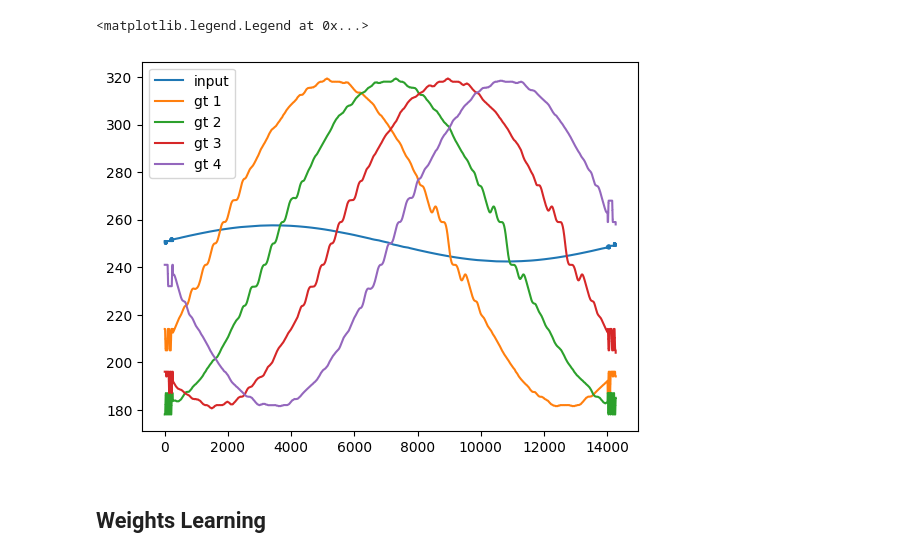
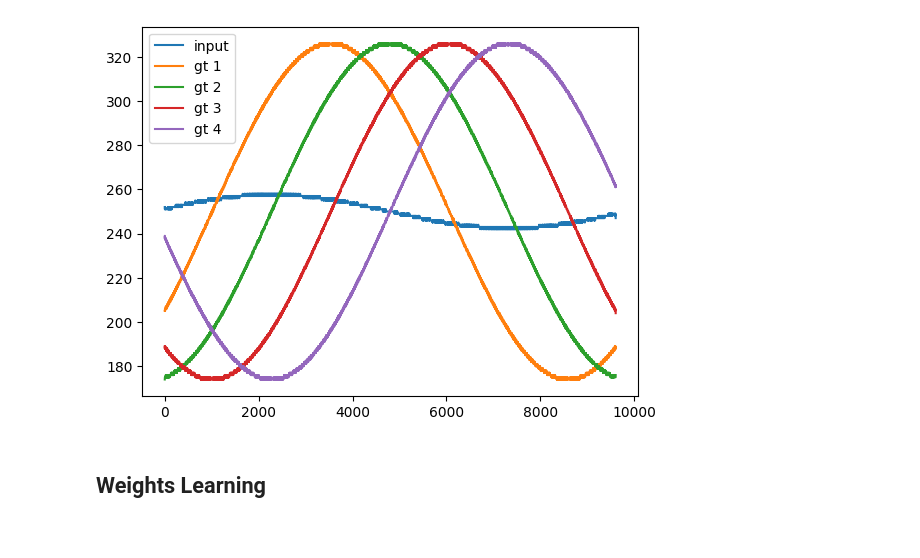
Before and after one commit to yakir4123/SNN-SCTN, a Jupyter notebook: notebooks/supervised_stdp_resonator.ipynb, the cells around one changed output. Cells and saved outputs as stored; diff of their text form; code cells hidden in the pictures.

```diff
--- a/notebooks/supervised_stdp_resonator.ipynb
+++ b/notebooks/supervised_stdp_resonator.ipynb
@@ -8,7 +8,7 @@ from snn.spiking_network import SpikingNetwork
 from snn.spiking_neuron import create_SCTN, IDENTITY
 
 
-def neuron_output(neuron, signal_freq, shift_degrees=0, phase_number=2):
+def neuron_output(neuron, signal_freq, shift_degrees=0, phase_number=20):
     y_events = neuron.out_spikes()
     samples_per_cycle =  clk_freq / signal_freq
     samples_per_degree = samples_per_cycle/360
@@ -19,7 +19,7 @@ def neuron_output(neuron, signal_freq, shift_degrees=0, phase_number=2):
     ]
     if len(y_events) == 0:
         return y_events
-    y_events -= int(((phase_number-1)/signal_freq) * clk_freq + shift_samples)
+    # y_events -= int(((phase_number-1)/signal_freq) * clk_freq + shift_samples)
     return y_events
 
 def events_to_spikes(events, run_window=0, spikes_arr_size=-1):
@@ -36,7 +36,7 @@ def events_to_spikes(events, run_window=0, spikes_arr_size=-1):
     return y_spikes_rollsum
 
 def amplify_spikes(base_spikes, spikes_window, base_min, base_max, amplify):
-    base_spikes = events_to_spikes(base_spikes-resonator_input[0], spikes_arr_size=int(clk_freq/freq0))
+    base_spikes = events_to_spikes(base_spikes-resonator_input[0], spikes_arr_size=int(clk_freq/freq0)+1)
     result = np.zeros_like(base_spikes)
     result[np.arange(len(base_spikes)) % 2 == 1] = 1
     dc = (base_max + base_min)/2
@@ -65,8 +65,8 @@ def smooth(arr, size):
     return res
 
 clk_freq = 1536000
-duration = .25
-freq0 = 104
+freq0 = 152
+duration = 22 / freq0
 
 x = np.linspace(0, duration, int(duration * clk_freq))
 t = x * 2 * np.pi * freq0
@@ -74,49 +74,45 @@ sine_wave = np.sin(t)
 # %%
 %matplotlib inline
 
 spikes_window = 500
 resonator = SpikingNetwork(clk_freq)
 resonator.add_amplitude(1000)
 
 # Encode to pdm
 neuron = create_SCTN()
 neuron.activation_function = IDENTITY
 resonator.add_layer(SCTNLayer([neuron]))
 
 wave_length = int(clk_freq/freq0)
-resonator.input_full_data(sine_wave[:19*wave_length])
 resonator.log_out_spikes(-1)
-resonator.forget_logs()
-
-gt_rand_gauss_var = resonator.neurons[0].rand_gauss_var
-gt_membrane_potential = resonator.neurons[0].membrane_potential
-resonator.input_full_data(sine_wave[:2*wave_length])
+resonator.input_full_data(sine_wave)
 
 resonator_input = neuron_output(resonator.neurons[0], freq0, shift_degrees=0)
-rresonator_input = events_to_spikes(resonator_input-resonator_input[0], run_window=16, spikes_arr_size=int(clk_freq/freq0))
+rresonator_input = events_to_spikes(resonator_input-resonator_input[0], run_window=spikes_window, spikes_arr_size=int(clk_freq/freq0)+1)
 
-gt1 = neuron_output(resonator.neurons[0], freq0, shift_degrees=-45)
-gt1 = amplify_spikes(gt1, 16, rresonator_input.min(), rresonator_input.max(), 10)
+ground_truth = []
+for phase_shift in [45, 90, 135, 180]:
+    phase_shift /= 360
+    resonator.input_full_data(sine_wave[int((1-phase_shift)*wave_length):int((20-phase_shift)*wave_length)])
+    resonator.log_out_spikes(-1)
+    resonator.forget_logs()
 
-gt2 = neuron_output(resonator.neurons[0], freq0, shift_degrees=-90)
-gt2 = amplify_spikes(gt2, 16, rresonator_input.min(), rresonator_input.max(), 10)
+    resonator.input_full_data(10*sine_wave[int((1-phase_shift)*wave_length):])
+    ground_truth.append(neuron_output(resonator.neurons[0], freq0))
 
-gt3 = neuron_output(resonator.neurons[0], freq0, shift_degrees=-135)
-gt3 = amplify_spikes(gt3, 16, rresonator_input.min(), rresonator_input.max(), 10)
-
-gt4 = neuron_output(resonator.neurons[0], freq0, shift_degrees=-180)
-gt4 = amplify_spikes(gt4, 16, rresonator_input.min(), rresonator_input.max(), 10)
-
-ground_truth = [gt1, gt2, gt3, gt4]
+gt1 = ground_truth[0]
+gt2 = ground_truth[1]
+gt3 = ground_truth[2]
+gt4 = ground_truth[3]
 rolling_gt = []
-plt.plot(smooth(events_to_spikes(resonator_input-resonator_input[0], run_window=spikes_window, spikes_arr_size=int(clk_freq/freq0)), 256), label=f'input')
+plt.plot(rresonator_input, label=f'input')
 for i, gt in enumerate(ground_truth):
-    rolling_gt.append(smooth(events_to_spikes(gt-resonator_input[0], run_window=spikes_window, spikes_arr_size=int(clk_freq/freq0)), 256))
+    rolling_gt.append(events_to_spikes(gt-resonator_input[0], run_window=spikes_window, spikes_arr_size=int(clk_freq/freq0)+1))
     plt.plot(rolling_gt[i], label=f'gt {i+1}')
 plt.legend()
+plt.show()
 # %% [output]
-<matplotlib.legend.Legend at 0x...>
-[figure, old version]
+[figure, new version]
 # %%
 def learning_resonator(
         lf,
```
Also changed, not shown: parts of 20 cells of this notebook.
